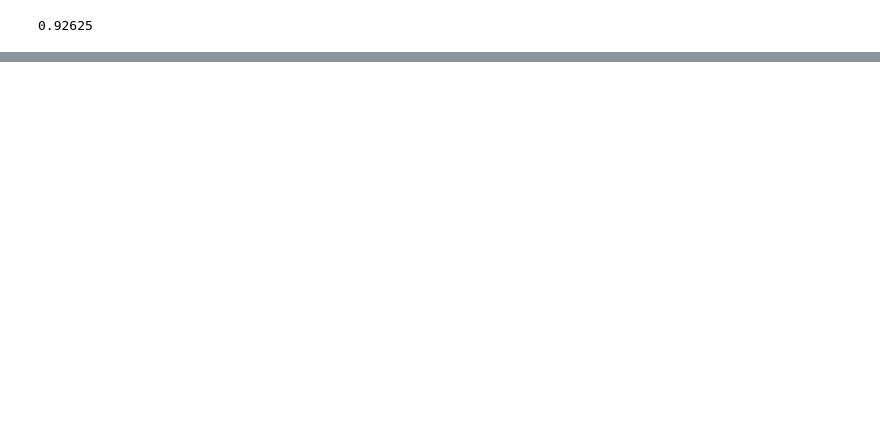
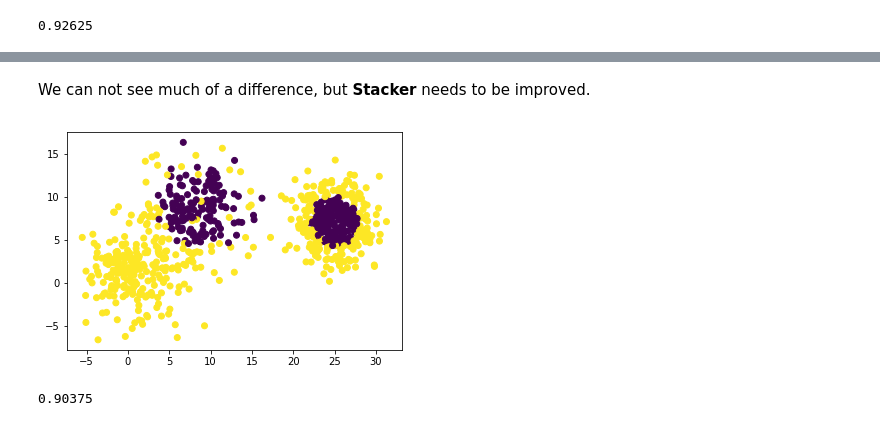
Before and after one commit to tigranfah/machine_learning, a Jupyter notebook: round2/homework/homework2/blending_stacking.ipynb, the cells around one changed output, grey strips where cells are left out. Saved outputs shown, nothing was run; the diff lists cells and outputs as text; code cells hidden in the pictures; blank space fills up the shorter version.

```diff
--- a/round2/homework/homework2/blending_stacking.ipynb
+++ b/round2/homework/homework2/blending_stacking.ipynb
@@ -97,0 +149,19 @@ blender.score(X_test, y_test)
+# %%
+stacker = Stacker([svm, random_forest],
+                 LogisticRegression(),
+                 stack_size=0.4)
+
+stacker.train(X_train, y_train)
+# %% [markdown]
+We can not see much of a difference, but **Stacker**
+needs to be improved.
+# %%
+pred = stacker.predict(X_test)
+
+plt.scatter(X_test[:, 0], X_test[:, 1], c=pred);
+# %% [output]
+[figure, added]
+# %%
+stacker.score(X_test, y_test)
+# %% [output]
+0.90375
```
Also changed, not shown: parts of 19 cells of this notebook, 2 other files.
